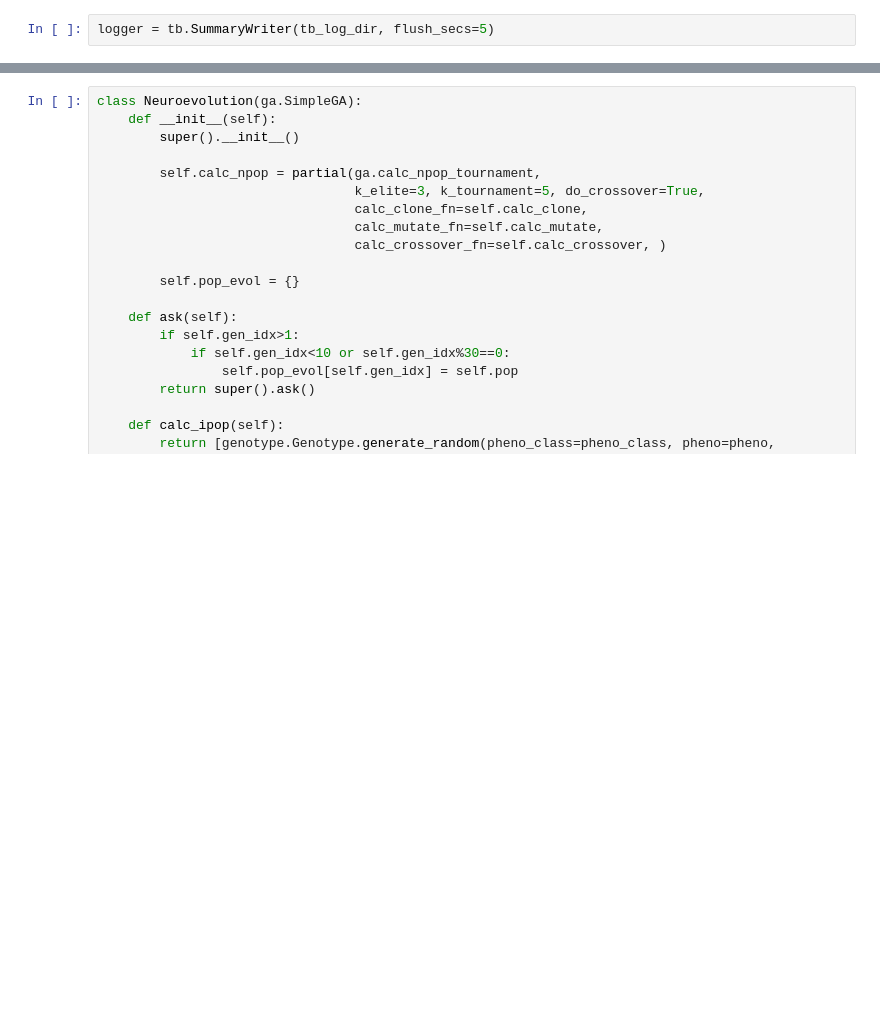
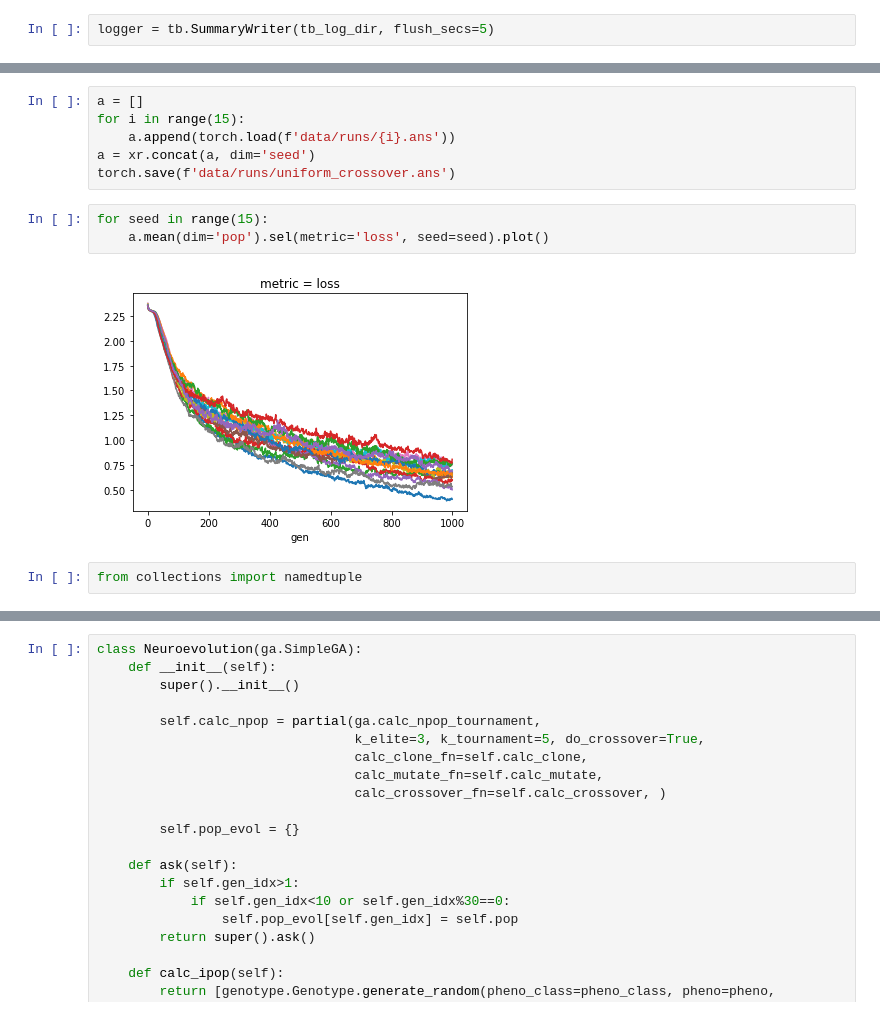
Before and after one commit to akarshkumar0101/evolved-neuroevolution, a Jupyter notebook: ne_experiment.ipynb, the cells around one changed output, grey strips where cells are left out. Cells and saved outputs as stored; diff of their text form; blank space fills up the shorter version.

```diff
--- a/ne_experiment.ipynb
+++ b/ne_experiment.ipynb
@@ -18,0 +63,13 @@ logger = tb.SummaryWriter(tb_log_dir, flush_secs=5)
+# %%
+a = []
+for i in range(15):
+    a.append(torch.load(f'data/runs/{i}.ans'))
+a = xr.concat(a, dim='seed')
+torch.save(f'data/runs/uniform_crossover.ans')
+# %%
+for seed in range(15):
+    a.mean(dim='pop').sel(metric='loss', seed=seed).plot()
+# %% [output]
+[figure, added]
+# %%
+from collections import namedtuple
```
Also changed, not shown: parts of 7 cells of this notebook.
